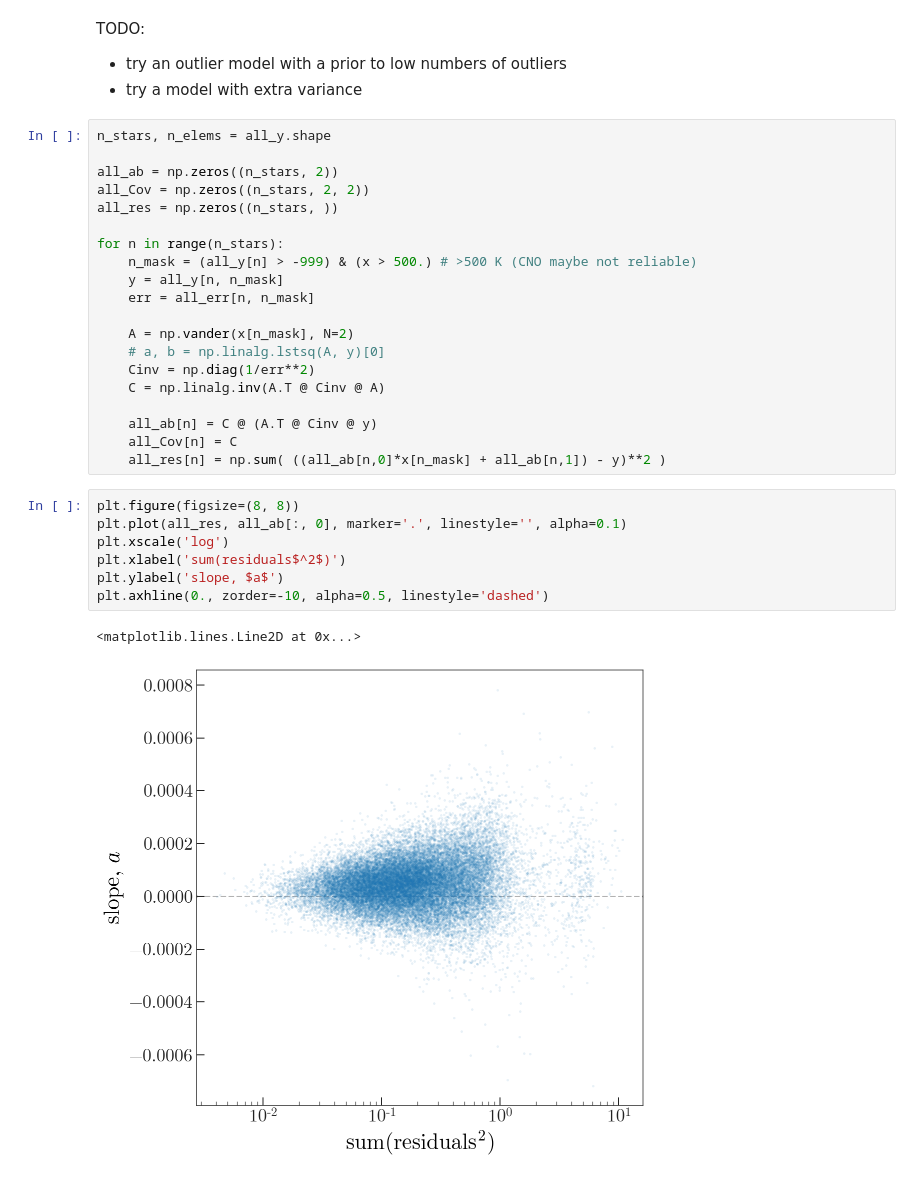
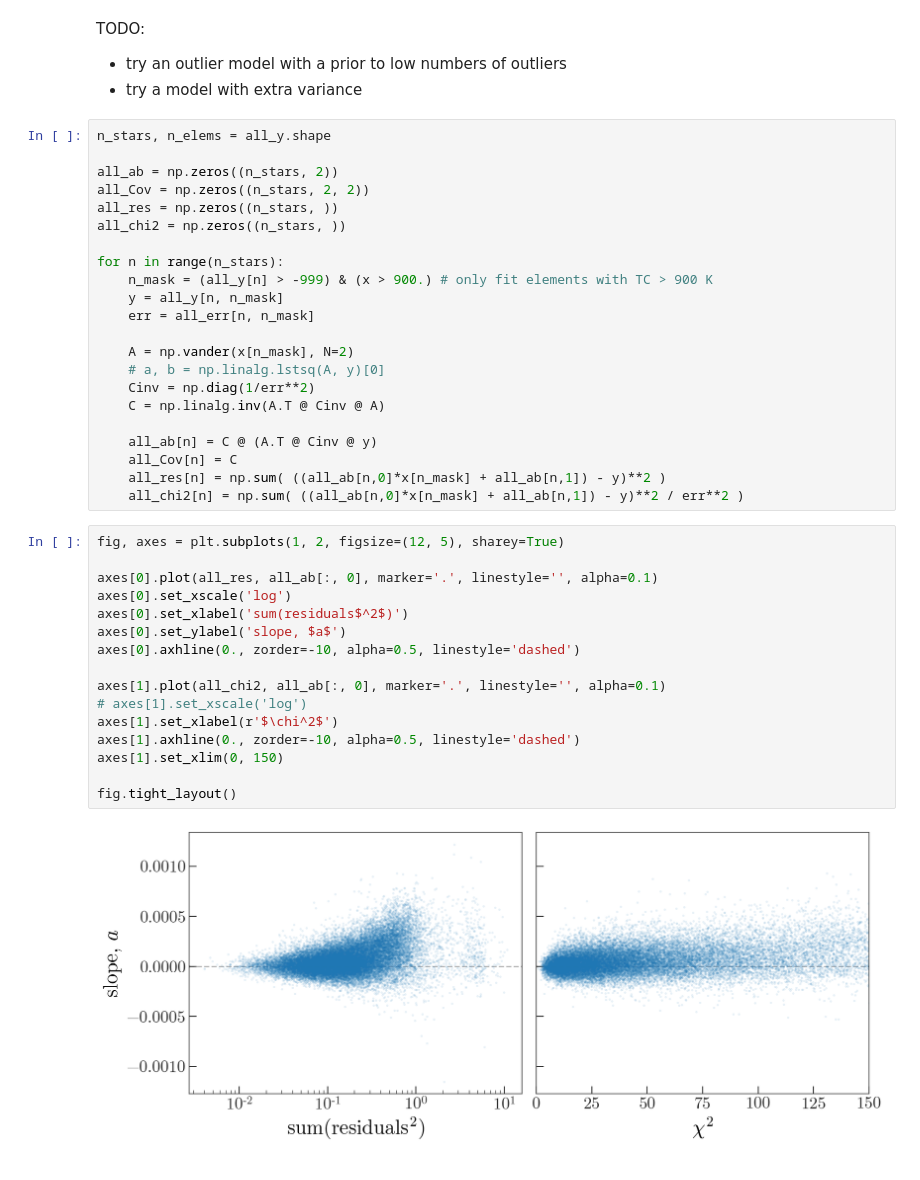
Before and after one commit to adrn/TrendyAPOGEE, a Jupyter notebook: notebooks/APOGEE T_C trends.ipynb, the cells around one changed output. Saved outputs shown, nothing was run; the diff lists cells and outputs as text.

```diff
--- a/notebooks/APOGEE T_C trends.ipynb
+++ b/notebooks/APOGEE T_C trends.ipynb
@@ -93,9 +89,10 @@ n_stars, n_elems = all_y.shape
 all_ab = np.zeros((n_stars, 2))
 all_Cov = np.zeros((n_stars, 2, 2))
 all_res = np.zeros((n_stars, ))
+all_chi2 = np.zeros((n_stars, ))
 
 for n in range(n_stars):
-    n_mask = (all_y[n] > -999) & (x > 500.) # >500 K (CNO maybe not reliable)
+    n_mask = (all_y[n] > -999) & (x > 900.) # only fit elements with TC > 900 K
     y = all_y[n, n_mask]
     err = all_err[n, n_mask]
 
@@ -107,14 +104,23 @@ for n in range(n_stars):
     all_ab[n] = C @ (A.T @ Cinv @ y)
     all_Cov[n] = C
     all_res[n] = np.sum( ((all_ab[n,0]*x[n_mask] + all_ab[n,1]) - y)**2 )
+    all_chi2[n] = np.sum( ((all_ab[n,0]*x[n_mask] + all_ab[n,1]) - y)**2 / err**2 )
-# %%
-plt.figure(figsize=(8, 8))
-plt.plot(all_res, all_ab[:, 0], marker='.', linestyle='', alpha=0.1)
-plt.xscale('log')
-plt.xlabel('sum(residuals$^2$)')
-plt.ylabel('slope, $a$')
-plt.axhline(0., zorder=-10, alpha=0.5, linestyle='dashed')
-# %% [output]
-<matplotlib.lines.Line2D at 0x...>
-[figure, removed]
+# %%
+fig, axes = plt.subplots(1, 2, figsize=(12, 5), sharey=True)
+
+axes[0].plot(all_res, all_ab[:, 0], marker='.', linestyle='', alpha=0.1)
+axes[0].set_xscale('log')
+axes[0].set_xlabel('sum(residuals$^2$)')
+axes[0].set_ylabel('slope, $a$')
+axes[0].axhline(0., zorder=-10, alpha=0.5, linestyle='dashed')
+
+axes[1].plot(all_chi2, all_ab[:, 0], marker='.', linestyle='', alpha=0.1)
+# axes[1].set_xscale('log')
+axes[1].set_xlabel(r'$\chi^2$')
+axes[1].axhline(0., zorder=-10, alpha=0.5, linestyle='dashed')
+axes[1].set_xlim(0, 150)
+
+fig.tight_layout()
+# %% [output]
+[figure, added]
 # %%
```
Also changed, not shown: parts of 6 cells of this notebook.
